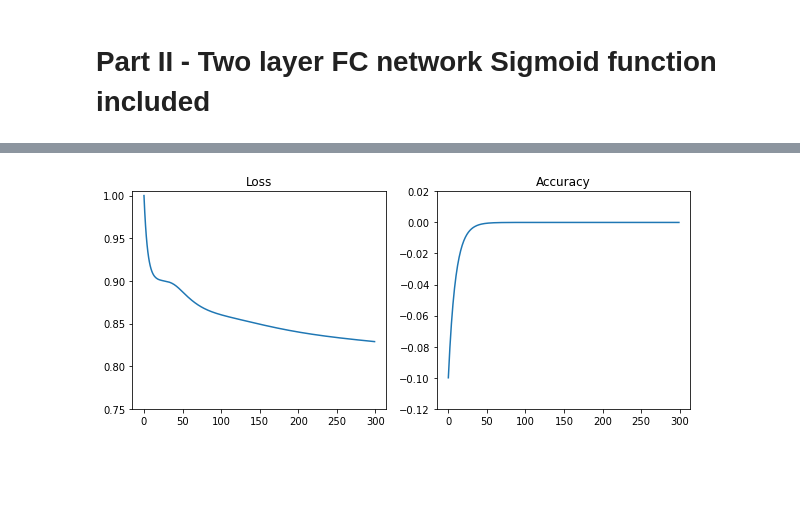
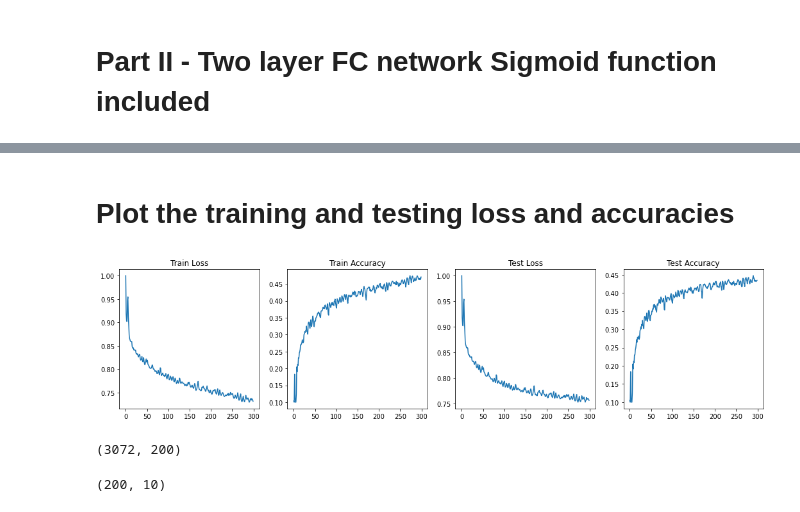
Before and after one commit to sandani98/EN2550_Ass_4, a Jupyter notebook: part-II.ipynb, the cells around one changed output, grey strips where cells are left out. Cells and saved outputs as stored; diff of their text form; code cells hidden in the pictures; blank space fills up the shorter version.

Commit message:
Edited the second part until displaying loss and accuracies

```diff
--- a/part-II.ipynb
+++ b/part-II.ipynb
@@ -104,13 +122,36 @@ iteration 290 / 300 : loss 0.829613 : accracy -0.000012 :
+# %% [markdown]
+# Plot the training and testing loss and accuracies
 # %%
-fig,ax = plt.subplots(1,2,figsize=(10,4))
+fig,ax = plt.subplots(1,4,figsize=(18,4))
 ax[0].plot(loss_history)
-ax[0].set_title('Loss')
+ax[0].set_title('Train Loss')
 #ax[0].set_xticks([]),ax[0].set_yticks([])
-ax[0].set_ylim(0.75,1.005)
+#ax[0].set_ylim(0.75,1.005)
+
 ax[1].plot(train_acc_history)
-ax[1].set_title('Accuracy')
+ax[1].set_title('Train Accuracy')
 #ax[1].set_xticks([]),ax[1].set_yticks([])
-ax[1].set_ylim(-0.12,0.02)
+#ax[1].set_ylim(-0.12,0.02)
+
+
+ax[2].plot(val_loss_history)
+ax[2].set_title('Test Loss')
+#ax[1].set_xticks([]),ax[1].set_yticks([])
+#ax[1].set_ylim(-0.12,0.02)
+
+
+ax[3].plot(val_acc_history)
+ax[3].set_title('Test Accuracy')
+#ax[1].set_xticks([]),ax[1].set_yticks([])
+#ax[1].set_ylim(-0.12,0.02)
 plt.show()
 # %% [output]
-[figure, old version]
+[figure, new version]
+# %%
+w1.shape
+# %% [output]
+(3072, 200)
+# %%
+w2.shape
+# %% [output]
+(200, 10)
```
Also changed, not shown: parts of 4 cells of this notebook.
